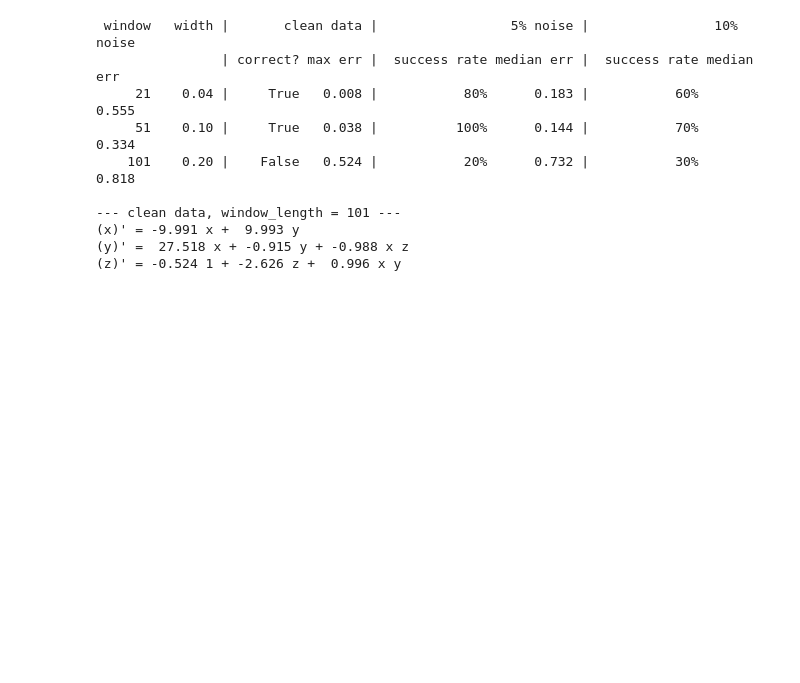
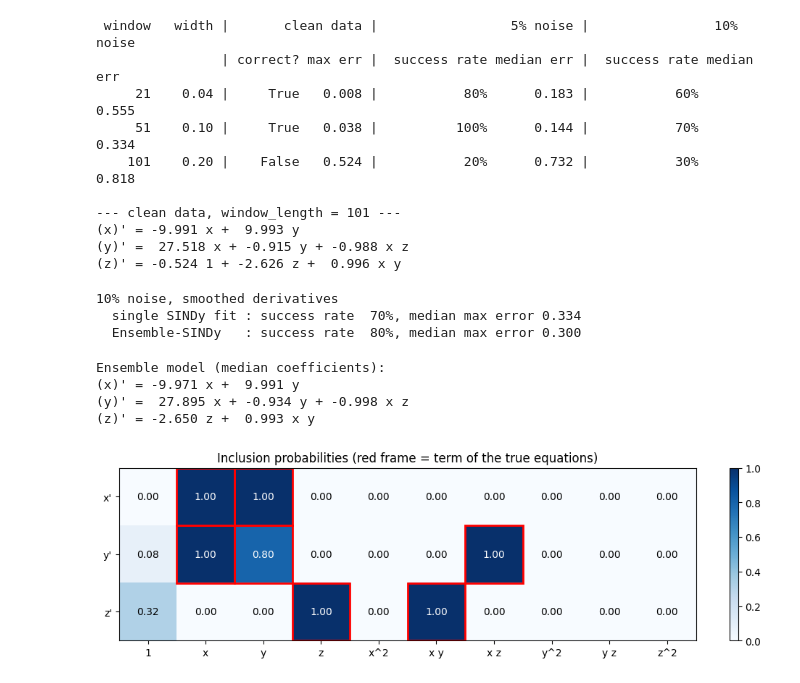
Before and after one commit to andreaprifti19/SINDy-Teaching-Usecases, a Jupyter notebook: notebooks/02_lorenz_system.ipynb, the cells around one changed output. Drawn from its saved outputs; the diff is of its cells as text; code cells hidden in the pictures; blank space fills up the shorter version.

```diff
--- a/notebooks/02_lorenz_system.ipynb
+++ b/notebooks/02_lorenz_system.ipynb
@@ -462,3 +455,42 @@ fit_sindy(X, diff_method=wide).print()
 (x)' = -9.991 x +  9.993 y
 (y)' =  27.518 x + -0.915 y + -0.988 x z
 (z)' = -0.524 1 + -2.626 z +  0.996 x y
+# %%
+sr_single,   e_single   = run_trials(0.10, diff_method=smoothed)
+sr_ensemble, e_ensemble = run_trials(0.10, diff_method=smoothed, ensemble=True)
+print("10% noise, smoothed derivatives")
+print(f"  single SINDy fit : success rate {sr_single*100:3.0f}%, median max error {e_single:.3f}")
+print(f"  Ensemble-SINDy   : success rate {sr_ensemble*100:3.0f}%, median max error {e_ensemble:.3f}")
+# %% [output]
+10% noise, smoothed derivatives
+  single SINDy fit : success rate  70%, median max error 0.334
+  Ensemble-SINDy   : success rate  80%, median max error 0.300
+# %%
+model_ens = fit_sindy(X_noisy, diff_method=smoothed, ensemble=True)   # same 10% dataset as in 6.1
+inclusion = np.mean(np.array(model_ens.optimizer.coef_list) != 0, axis=0)
+features = model_ens.get_feature_names()
+
+print("Ensemble model (median coefficients):")
+model_ens.print()
+
+fig, ax = plt.subplots(figsize=(10, 3))
+im = ax.imshow(inclusion, cmap="Blues", vmin=0, vmax=1)
+for i in range(3):
+    for j in range(len(features)):
+        ax.text(j, i, f"{inclusion[i, j]:.2f}", ha="center", va="center",
+                color="white" if inclusion[i, j] > 0.6 else "black")
+        if TRUE_COEF[i, j] != 0:   # frame the terms that are in the true equations
+            ax.add_patch(plt.Rectangle((j - 0.5, i - 0.5), 1, 1, fill=False, ec="red", lw=2))
+ax.set_xticks(range(len(features)), features)
+ax.set_yticks(range(3), ["x'", "y'", "z'"])
+ax.set_title("Inclusion probabilities (red frame = term of the true equations)")
+fig.colorbar(im, ax=ax, fraction=0.02)
+plt.tight_layout()
+plt.savefig(f"{FIG_DIR}/lorenz_inclusion_probabilities.png", dpi=200, bbox_inches="tight")
+plt.show()
+# %% [output]
+Ensemble model (median coefficients):
+(x)' = -9.971 x +  9.991 y
+(y)' =  27.895 x + -0.934 y + -0.998 x z
+(z)' = -2.650 z +  0.993 x y
+[figure, added]
```
Also changed, not shown: parts of 1 cell of this notebook.
